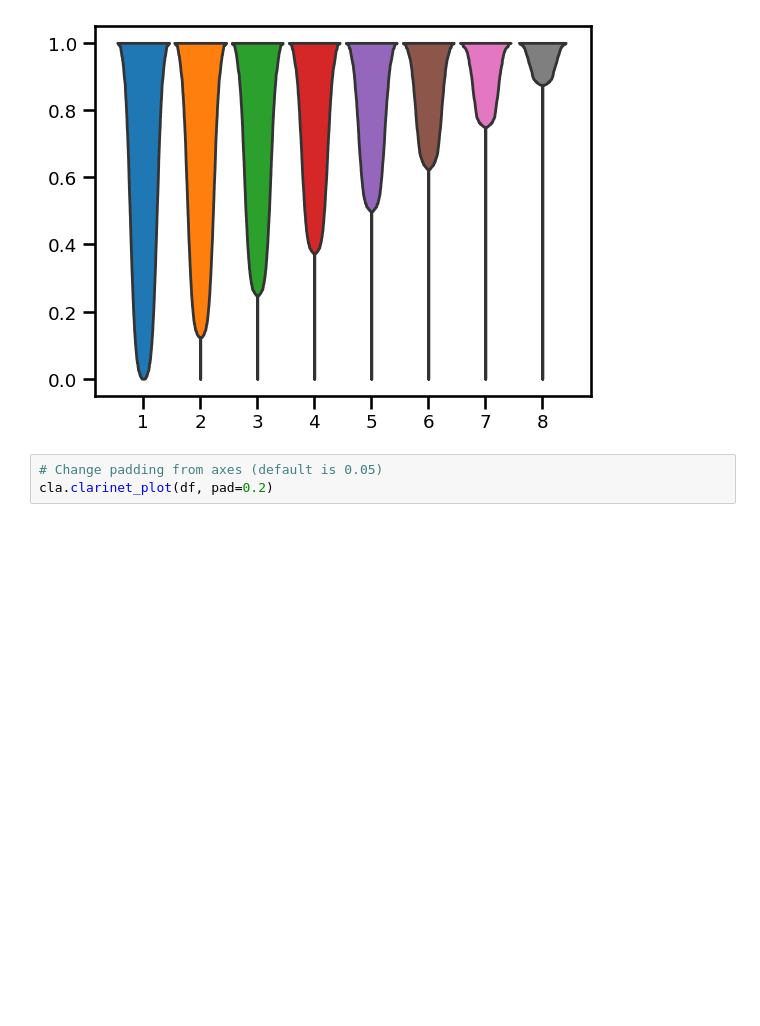
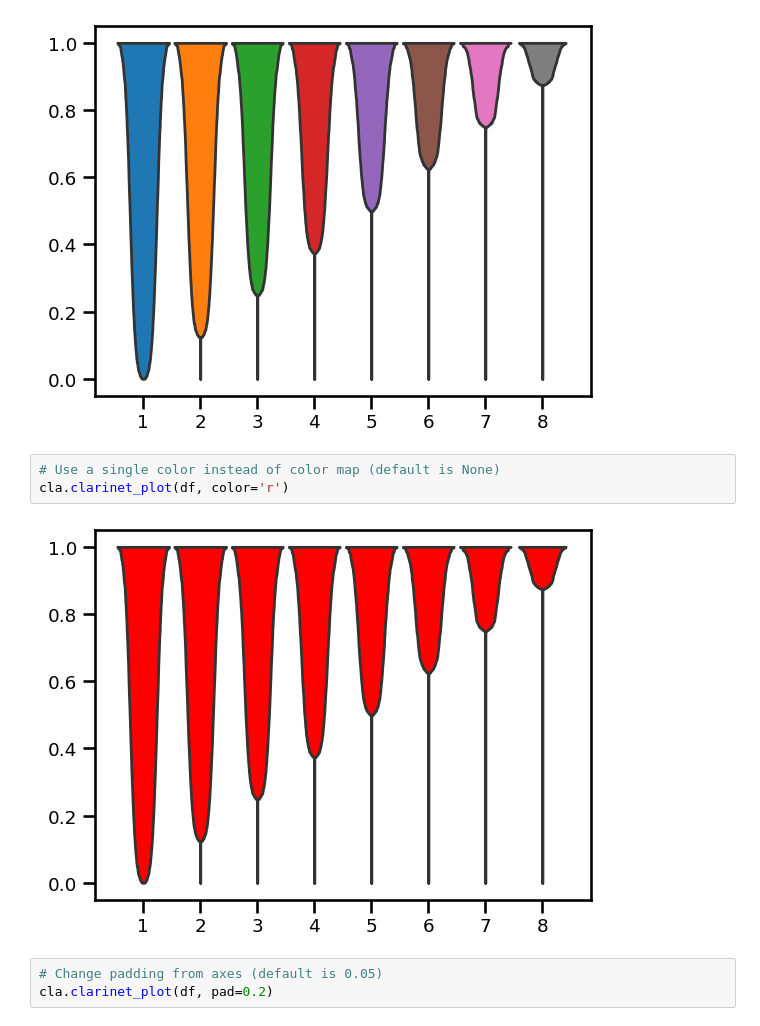
Before and after one commit to okumakito/clarinet_plot, a Jupyter notebook: clarinet_plot.ipynb, the cells around one changed output. Cells and saved outputs as stored; diff of their text form; blank space fills up the shorter version.

```diff
--- a/clarinet_plot.ipynb
+++ b/clarinet_plot.ipynb
@@ -50,6 +50,11 @@ cla.clarinet_plot(df, ec='gray')
 cla.clarinet_plot(df, cmap='tab10')
 # %% [output]
 [figure]
+# %%
+# Use a single color instead of color map (default is None)
+cla.clarinet_plot(df, color='r')
+# %% [output]
+[figure, added]
 # %%
 # Change padding from axes (default is 0.05)
 cla.clarinet_plot(df, pad=0.2)
```
Also changed, not shown: parts of 2 cells of this notebook.
